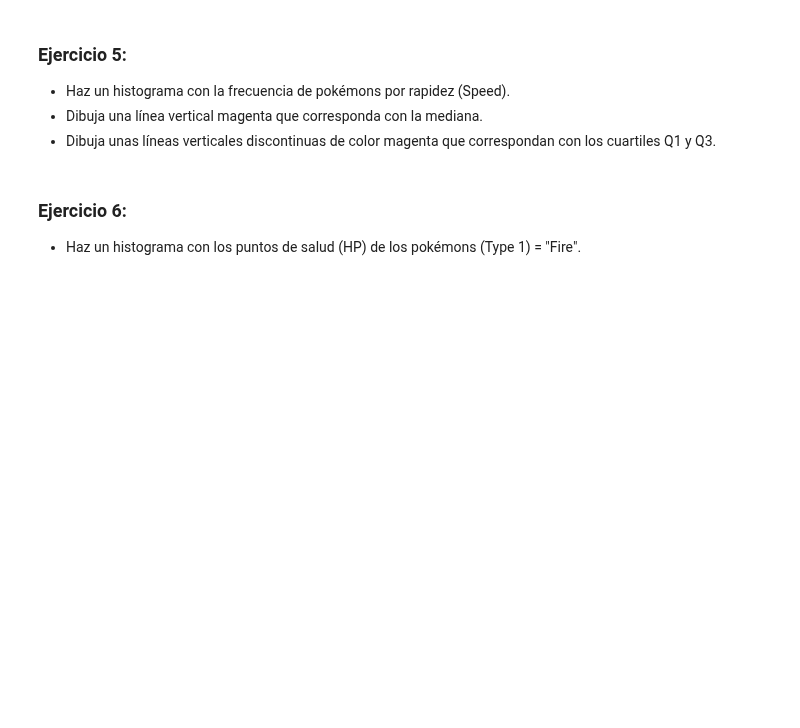
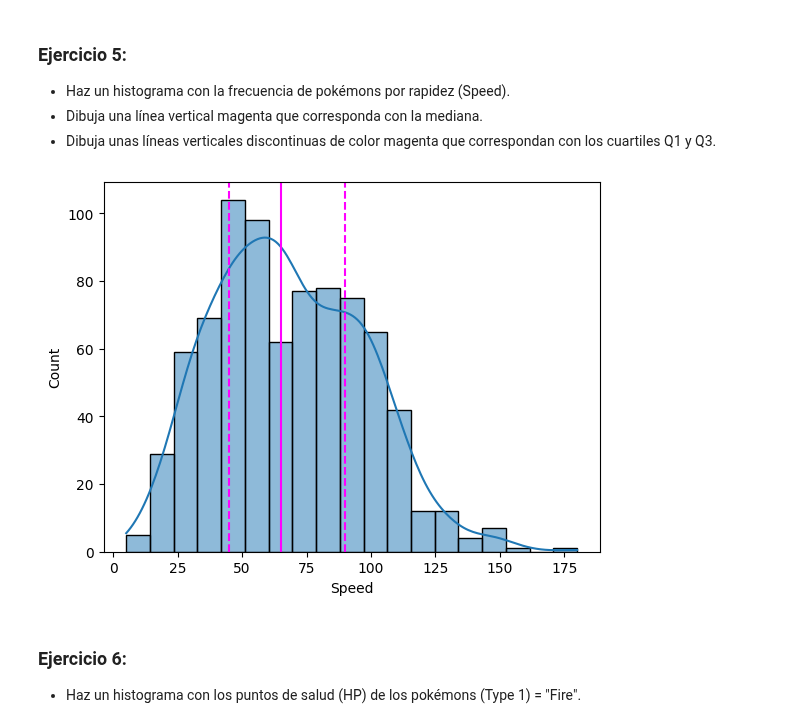
Before and after one commit to CaroliCosas/Bootcamp_Data_Science, a Jupyter notebook: mod3-estudio-data-science/01_Estudio_Notebooks Ejercicios/08.seaborn_ejercicios.ipynb, the cells around one changed output. Cells and saved outputs as stored; diff of their text form; code cells hidden in the pictures; blank space fills up the shorter version.

```diff
--- a/mod3-estudio-data-science/01_Estudio_Notebooks Ejercicios/08.seaborn_ejercicios.ipynb
+++ b/mod3-estudio-data-science/01_Estudio_Notebooks Ejercicios/08.seaborn_ejercicios.ipynb
@@ -85,6 +103,14 @@ plt.xticks(rotation=45);
 -  Haz un histograma con la frecuencia de pokémons por rapidez (Speed).
 -  Dibuja una línea vertical magenta que corresponda con la mediana.
 -  Dibuja unas líneas verticales discontinuas de color magenta que correspondan con los cuartiles Q1 y Q3.
+# %%
+sns.histplot(df, x='Speed', kde=True)
+plt.axvline(df['Speed'].median(), color='Magenta')
+plt.axvline(df['Speed'].quantile(0.25), color='magenta', linestyle='--') # Q1
+plt.axvline(df['Speed'].quantile(0.75), color='magenta', linestyle='--');  # Q3
+# si intentamos pasar una lista con 0.25 y 0.75 no lo coge
+# %% [output]
+[figure, added]
 # %% [markdown]
 ### Ejercicio 6:
 - Haz un histograma con los puntos de salud (HP) de los pokémons (Type 1) = "Fire".
```
Also changed, not shown: parts of 3 cells of this notebook.
